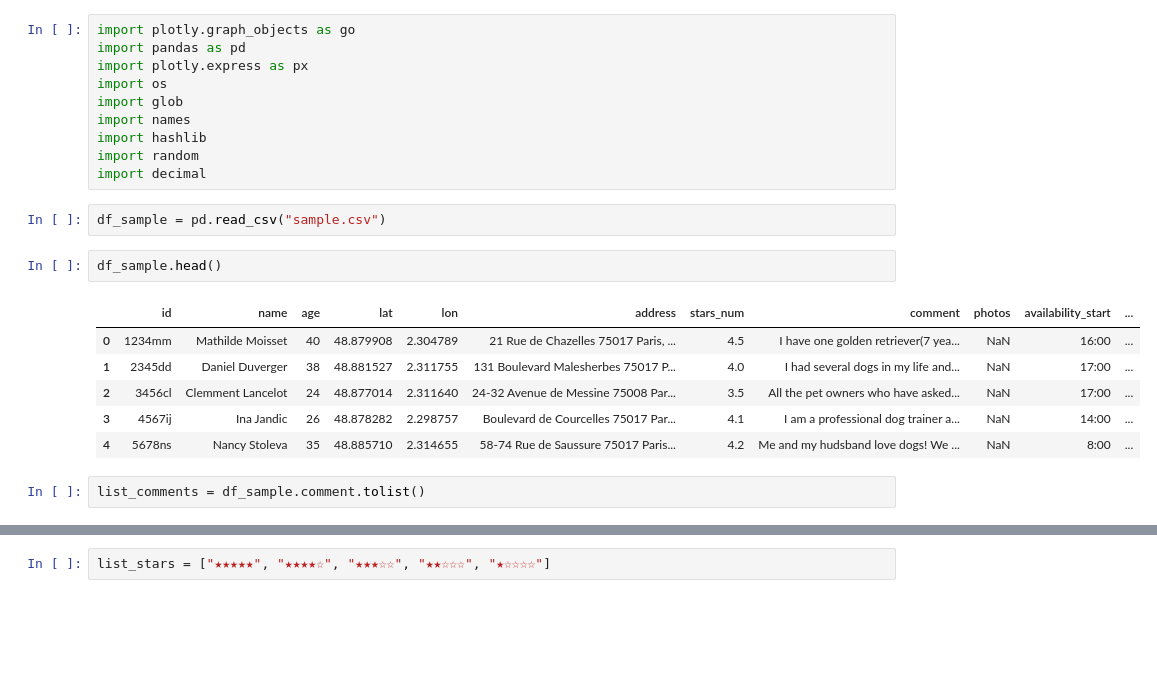
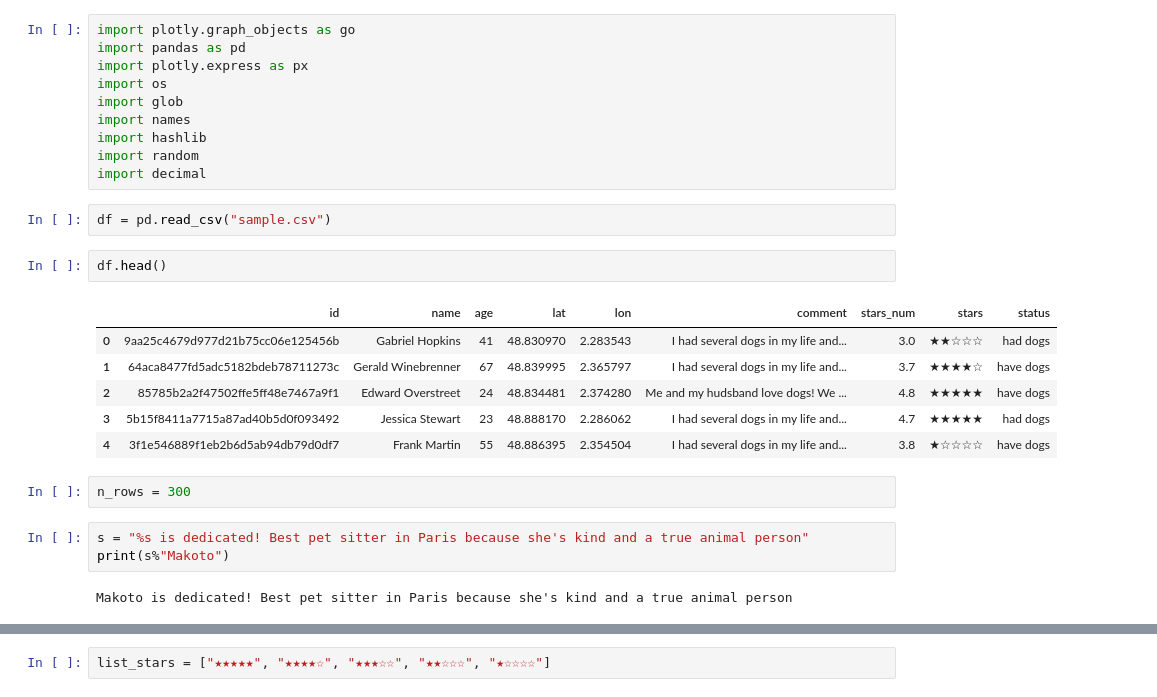
Before and after one commit to Makoto1021/coco, a Jupyter notebook: experiment.ipynb, the cells around one changed output, grey strips where cells are left out. Drawn from its saved outputs; the diff is of its cells as text; blank space fills up the shorter version.

```diff
--- a/experiment.ipynb
+++ b/experiment.ipynb
@@ -9,15 +9,20 @@ import hashlib
 import random
 import decimal
 # %%
-df_sample = pd.read_csv("sample.csv")
+df = pd.read_csv("sample.csv")
 # %%
-df_sample.head()
+df.head()
 # %% [output]
-|  | id | name | age | lat | lon | address | stars_num | comment | photos | availability_start | ... |
-| 0 | 1234mm | Mathilde Moisset | 40 | 48.879908 | 2.304789 | 21 Rue de Chazelles 75017 Paris, ... | 4.5 | I have one golden retriever(7 yea... | NaN | 16:00 | ... |
-| 1 | 2345dd | Daniel Duverger | 38 | 48.881527 | 2.311755 | 131 Boulevard Malesherbes 75017 P... | 4.0 | I had several dogs in my life and... | NaN | 17:00 | ... |
-| 2 | 3456cl | Clemment Lancelot | 24 | 48.877014 | 2.311640 | 24-32 Avenue de Messine 75008 Par... | 3.5 | All the pet owners who have asked... | NaN | 17:00 | ... |
-| 3 | 4567ij | Ina Jandic | 26 | 48.878282 | 2.298757 | Boulevard de Courcelles 75017 Par... | 4.1 | I am a professional dog trainer a... | NaN | 14:00 | ... |
-| 4 | 5678ns | Nancy Stoleva | 35 | 48.885710 | 2.314655 | 58-74 Rue de Saussure 75017 Paris... | 4.2 | Me and my hudsband love dogs! We ... | NaN | 8:00 | ... |
+|  | id | name | age | lat | lon | comment | stars_num | stars | status |
+| 0 | 9aa25c4679d977d21b75cc06e125456b | Gabriel Hopkins | 41 | 48.830970 | 2.283543 | I had several dogs in my life and... | 3.0 | ★★☆☆☆ | had dogs |
+| 1 | 64aca8477fd5adc5182bdeb78711273c | Gerald Winebrenner | 67 | 48.839995 | 2.365797 | I had several dogs in my life and... | 3.7 | ★★★★☆ | have dogs |
+| 2 | 85785b2a2f47502ffe5ff48e7467a9f1 | Edward Overstreet | 24 | 48.834481 | 2.374280 | Me and my hudsband love dogs! We ... | 4.8 | ★★★★★ | have dogs |
+| 3 | 5b15f8411a7715a87ad40b5d0f093492 | Jessica Stewart | 23 | 48.888170 | 2.286062 | I had several dogs in my life and... | 4.7 | ★★★★★ | had dogs |
+| 4 | 3f1e546889f1eb2b6d5ab94db79d0df7 | Frank Martin | 55 | 48.886395 | 2.354504 | I had several dogs in my life and... | 3.8 | ★☆☆☆☆ | have dogs |
-# %%
-list_comments = df_sample.comment.tolist()
+# %%
+n_rows = 300
+# %%
+s = "%s is dedicated! Best pet sitter in Paris because she's kind and a true animal person"
+print(s%"Makoto")
+# %% [output]
+Makoto is dedicated! Best pet sitter in Paris because she's kind and a true animal person
```
Also changed, not shown: parts of 6 cells of this notebook, 10 other files.
